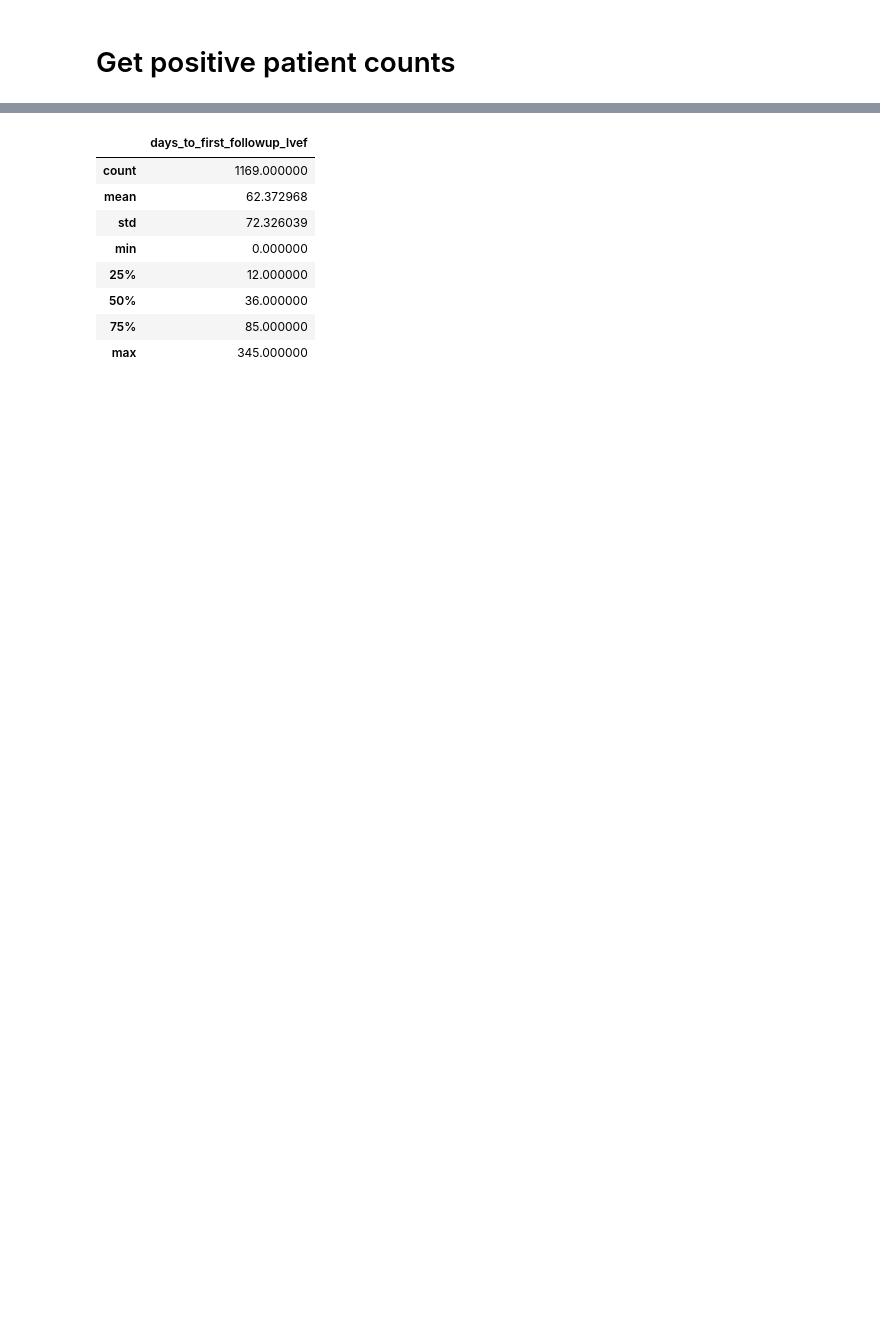
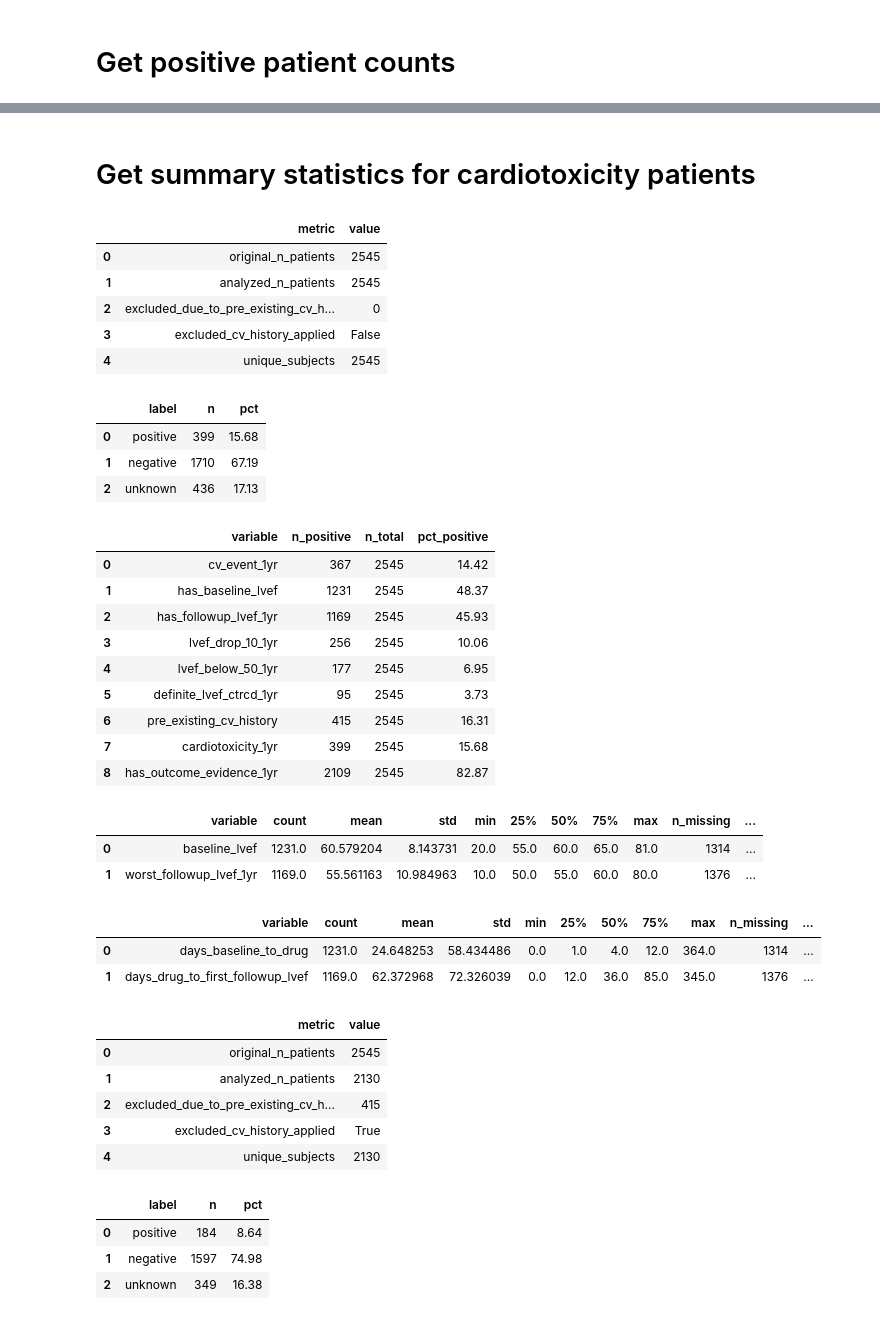
Before and after one commit to adihatake/MIMIC-Cardio-Oncology, a Jupyter notebook: drug_timeline_extraction.ipynb, the cells around one changed output, grey strips where cells are left out. Saved outputs shown, nothing was run; the diff lists cells and outputs as text; code cells hidden in the pictures; blank space fills up the shorter version.

```diff
--- a/drug_timeline_extraction.ipynb
+++ b/drug_timeline_extraction.ipynb
@@ -244,12 +61,2 @@ summaries["lvef_summary"]
-# %%
-summaries["followup_time_summary"]
-# %% [output]
-|  | days_to_first_followup_lvef |
-| count | 1169.000000 |
-| mean | 62.372968 |
-| std | 72.326039 |
-| min | 0.000000 |
-| 25% | 12.000000 |
-| 50% | 36.000000 |
-| 75% | 85.000000 |
-| max | 345.000000 |
+# %% [markdown]
+# Get summary statistics for cardiotoxicity patients
@@ -255,0 +405,64 @@ summaries["followup_time_summary"]
+# %%
+full_summary = summarize_cardiotoxicity_cohort(
+    cardiotoxicity_df,
+    exclude_cv_history=False,
+)
+
+no_cv_history_summary = summarize_cardiotoxicity_cohort(
+    cardiotoxicity_df,
+    exclude_cv_history=True,
+)
+
+display(full_summary["cohort_overview"])
+display(full_summary["label_breakdown"])
+display(full_summary["outcome_summary"])
+display(full_summary["lvef_summary"])
+display(full_summary["time_summary"])
+
+display(no_cv_history_summary["cohort_overview"])
+display(no_cv_history_summary["label_breakdown"])
+display(no_cv_history_summary["outcome_summary"])
+
+display(
+    compare_label_breakdowns(
+        full_summary,
+        no_cv_history_summary,
+    )
+)
+# %% [output]
+|  | metric | value |
+| 0 | original_n_patients | 2545 |
+| 1 | analyzed_n_patients | 2545 |
+| 2 | excluded_due_to_pre_existing_cv_h... | 0 |
+| 3 | excluded_cv_history_applied | False |
+| 4 | unique_subjects | 2545 |
+|  | label | n | pct |
+| 0 | positive | 399 | 15.68 |
+| 1 | negative | 1710 | 67.19 |
+| 2 | unknown | 436 | 17.13 |
+|  | variable | n_positive | n_total | pct_positive |
+| 0 | cv_event_1yr | 367 | 2545 | 14.42 |
+| 1 | has_baseline_lvef | 1231 | 2545 | 48.37 |
+| 2 | has_followup_lvef_1yr | 1169 | 2545 | 45.93 |
+| 3 | lvef_drop_10_1yr | 256 | 2545 | 10.06 |
+| 4 | lvef_below_50_1yr | 177 | 2545 | 6.95 |
+| 5 | definite_lvef_ctrcd_1yr | 95 | 2545 | 3.73 |
+| 6 | pre_existing_cv_history | 415 | 2545 | 16.31 |
+| 7 | cardiotoxicity_1yr | 399 | 2545 | 15.68 |
+| 8 | has_outcome_evidence_1yr | 2109 | 2545 | 82.87 |
+|  | variable | count | mean | std | min | 25% | 50% | 75% | max | n_missing | ... |
+| 0 | baseline_lvef | 1231.0 | 60.579204 | 8.143731 | 20.0 | 55.0 | 60.0 | 65.0 | 81.0 | 1314 | ... |
+| 1 | worst_followup_lvef_1yr | 1169.0 | 55.561163 | 10.984963 | 10.0 | 50.0 | 55.0 | 60.0 | 80.0 | 1376 | ... |
+|  | variable | count | mean | std | min | 25% | 50% | 75% | max | n_missing | ... |
+| 0 | days_baseline_to_drug | 1231.0 | 24.648253 | 58.434486 | 0.0 | 1.0 | 4.0 | 12.0 | 364.0 | 1314 | ... |
+| 1 | days_drug_to_first_followup_lvef | 1169.0 | 62.372968 | 72.326039 | 0.0 | 12.0 | 36.0 | 85.0 | 345.0 | 1376 | ... |
+|  | metric | value |
+| 0 | original_n_patients | 2545 |
+| 1 | analyzed_n_patients | 2130 |
+| 2 | excluded_due_to_pre_existing_cv_h... | 415 |
+| 3 | excluded_cv_history_applied | True |
+| 4 | unique_subjects | 2130 |
+|  | label | n | pct |
+| 0 | positive | 184 | 8.64 |
+| 1 | negative | 1597 | 74.98 |
+| 2 | unknown | 349 | 16.38 |
```
Also changed, not shown: parts of 10 cells of this notebook.
